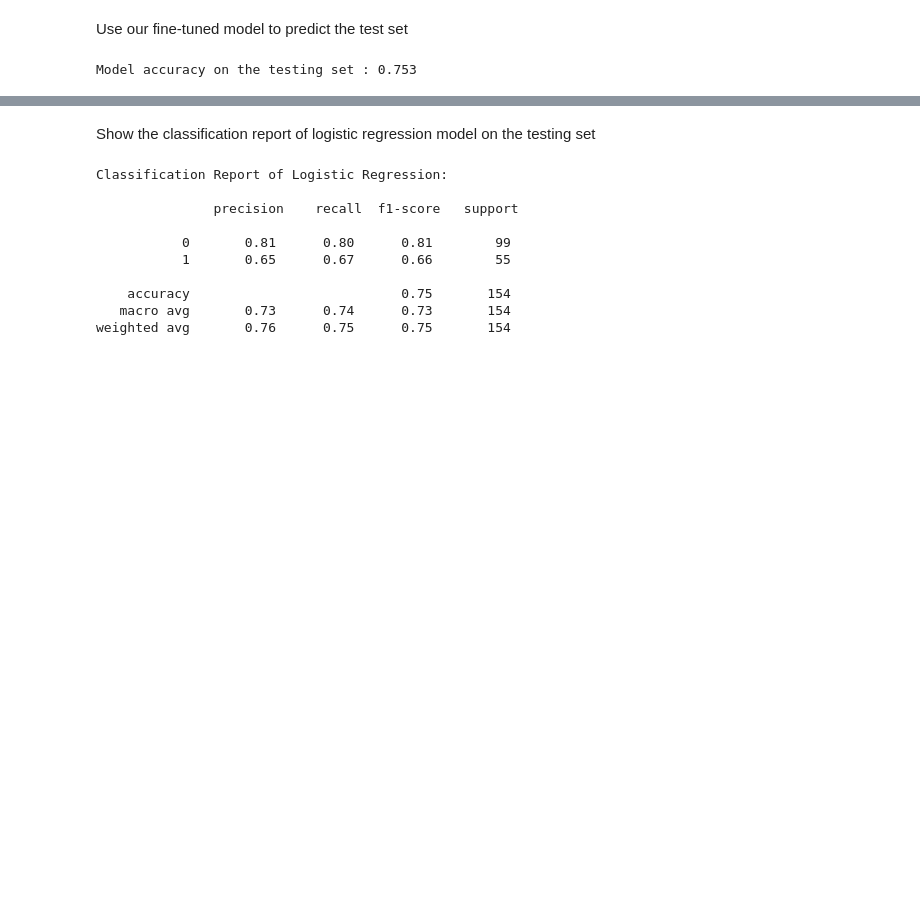
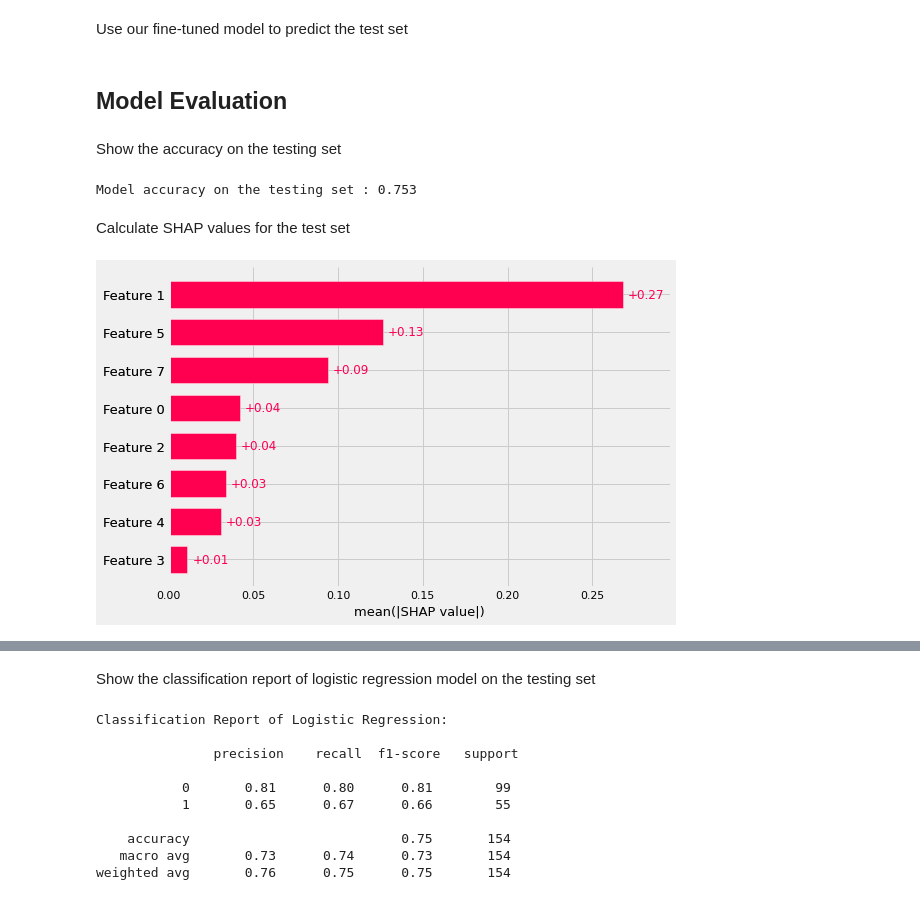
Before and after one commit to trizkynoviandy/pima-indian-diabetes, a Jupyter notebook: diabetes_prediction.ipynb, the cells around one changed output, grey strips where cells are left out. Cells and saved outputs as stored; diff of their text form; code cells hidden in the pictures; blank space fills up the shorter version.

```diff
--- a/diabetes_prediction.ipynb
+++ b/diabetes_prediction.ipynb
@@ -243 +257,5 @@ Use our fine-tuned model to predict the test set
+# %% [markdown]
+## Model Evaluation
+# %% [markdown]
+Show the accuracy on the testing set
 # %%
@@ -245,3 +262,12 @@ test_pred = grid_search.predict(X_test)
 print('Model accuracy on the testing set : {:.3f}'.format(accuracy_score(y_test, test_pred)))
 # %% [output]
 Model accuracy on the testing set : 0.753
+# %% [markdown]
+Calculate SHAP values for the test set
+# %%
+explainer = shap.Explainer(best_model.predict, X_test)
+shap_values = explainer(X_test)
+
+shap.plots.bar(shap_values)
+# %% [output]
+[figure, added]
```
Also changed, not shown: parts of 14 cells of this notebook.
